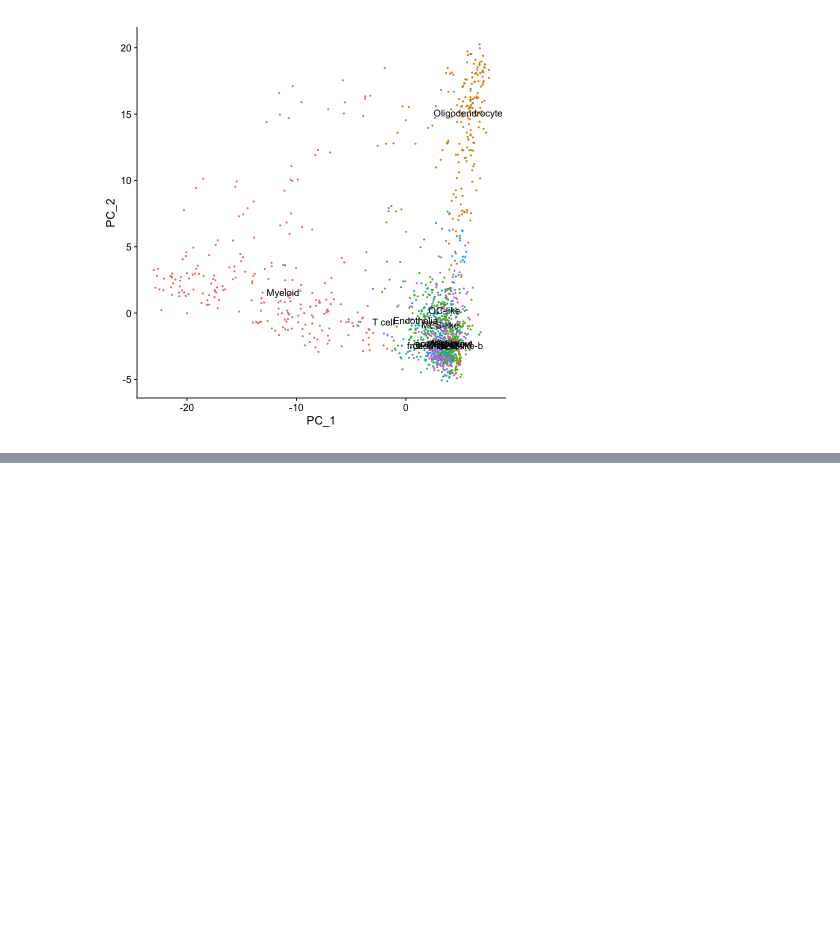
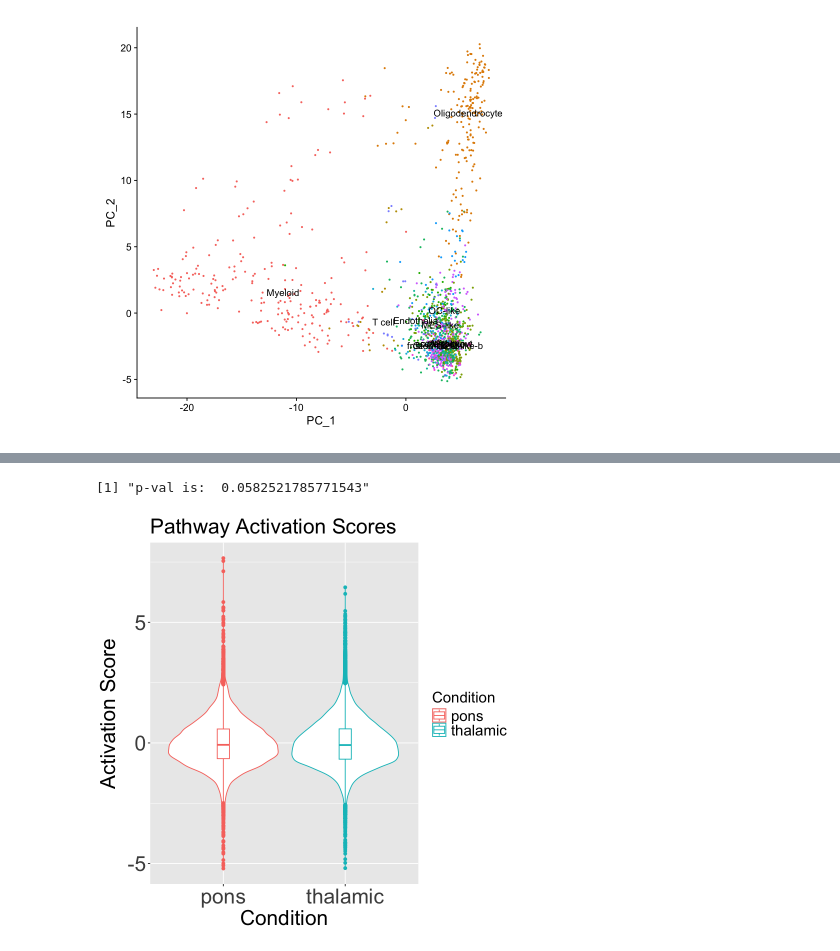
Before and after one commit to Dun-Lab/ADAPTS, a Jupyter notebook: scripts/PROGENy_analysis.ipynb, the cells around one changed output, grey strips where cells are left out. Saved outputs shown, nothing was run; the diff lists cells and outputs as text; code cells hidden in the pictures; blank space fills up the shorter version.

```diff
--- a/scripts/PROGENy_analysis.ipynb
+++ b/scripts/PROGENy_analysis.ipynb
@@ -160,19 +183,25 @@ pathway_analysis <- function(seu){
                             color=myColor, breaks = progenyBreaks,
                             main = "PROGENy (500)", angle_col = 45,
                             treeheight_col = 0,  border_color = NA)
-
+    return (progeny_scores_df)
 }
 # %%
 print("pathway for all scRNA:")
-pathway_analysis(seu)
+all_pathwayscore <- pathway_analysis(seu)
+
 print("pathway for all pontine scRNA only:")
-pathway_analysis(seu_pons)
+pons_pathwayscore <- pathway_analysis(seu_pons)
+pons_pathwayscore$Condition <- 'pons'
 print("pathway for all thalamic scRNA only:")
-pathway_analysis(seu_thalamic)
+thalamic_pathwayscore <- pathway_analysis(seu_thalamic)
+thalamic_pathwayscore$Condition <- 'thalamic'
+
 print("pathway for all seu_primary scRNA only:")
-pathway_analysis(seu_primary)
+primary_pathwayscore <- pathway_analysis(seu_primary)
+primary_pathwayscore$Condition <- 'primary'
 print("pathway for all recurrence scRNA only:")
-pathway_analysis(seu_recurrence)
+recurrence_pathwayscore <- pathway_analysis(seu_recurrence)
+recurrence_pathwayscore$Condition <- 'recurrence'
 # %% [output]
 [1] "pathway for all scRNA:"
 Centering and scaling data matrix
@@ -203,3 +235,30 @@ Joining with `by = join_by(Cell)`
 [figure]
 [1] "pathway for all recurrence scRNA only:"
 ... (3 outputs left out)
+# %%
+location_pathwayscore <- rbind(pons_pathwayscore, thalamic_pathwayscore)
+clinic_status_pathwayscore <- rbind(primary_pathwayscore, recurrence_pathwayscore)
+# %%
+res <- ks.test(location_pathwayscore$Activity[location_pathwayscore$Condition=='pons'], location_pathwayscore$Activity[location_pathwayscore$Condition=='thalamic'])
+p1 <- res$p
+print(paste("p-val is: ", p1))
+violin_plot <- ggplot(location_pathwayscore, aes(x = Condition, y = Activity, color = Condition) ) +
+  geom_violin() +
+  labs(title = "Pathway Activation Scores",
+       x = "Condition",
+       y = "Activation Score")+
+       geom_boxplot(width=0.1)+
+         theme(
+        legend.text = element_text(size = 18),
+        legend.title = element_text(size = 18),
+        plot.title = element_text(size = 25),
+        plot.subtitle = element_text(size = 25),
+        axis.text=element_text(size=25),
+        axis.title=element_text(size=25)
+  )
+
+
+print(violin_plot)
+# %% [output]
+[1] "p-val is:  0.0582521785771543"
+[figure, added]
```
Also changed, not shown: parts of 5 cells of this notebook.
